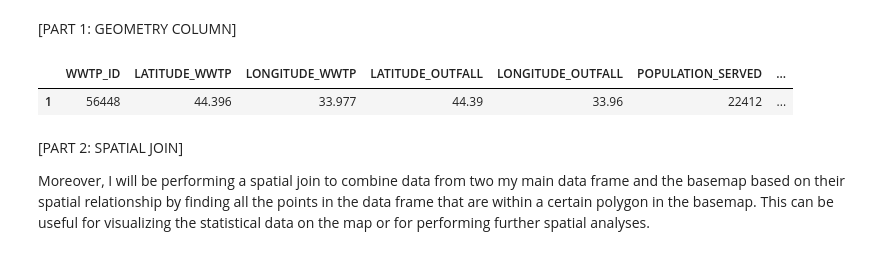
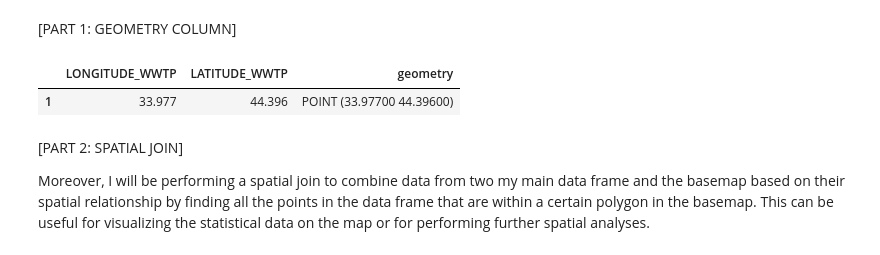
Before and after one commit to juanrassis/python_projects, a Jupyter notebook: GeospatialAnalysis_WaterManagement_Ukraine.ipynb, the cells around one changed output. Saved outputs shown, nothing was run; the diff lists cells and outputs as text; code cells hidden in the pictures.

```diff
--- a/GeospatialAnalysis_WaterManagement_Ukraine.ipynb
+++ b/GeospatialAnalysis_WaterManagement_Ukraine.ipynb
@@ -233,14 +228,2 @@ KeyError: ignored
 
 Moreover, I will be creating 2 new columns called 'RISK_SCORE' and 'RISK_GROUP' [TEXT HERE]
-# %%
-# [RISK SCORE]
-Dataframe = Dataframe.assign(RISK_SCORE=lambda x: (x['POPULATION_SERVED'] / x['DILUTION_FACTOR']) / 10)
-Dataframe['RISK_SCORE'] = Dataframe['RISK_SCORE'].round(2)
-
-# [RISK GROUP]
-Dataframe['CONTAMINATION_RISK'] = Dataframe['DILUTION_FACTOR'].apply(lambda x: 'Very High'   if x <=10
-                                                                          else 'High'        if x >= 10  and x <= 100
-                                                                          else 'Acceptable'  if x >= 101  and x <= 50_000
-                                                                          else 'Sustainable' if x >= 100_001
-                                                                          else 'Near Outfall Area')
-Dataframe[['RISK_SCORE', 'CONTAMINATION_RISK']].info()
@@ -348,29 +338,21 @@ Dataframe.loc[(Dataframe['MACROREGION'] == 'Odesa Oblast'),['MACROREGION']] = 'O
 ## the border of Poland with the Volyn Oblast (UKR), despite the WWTP being classified as Ukrainian.
 Dataframe.loc[(Dataframe['MACROREGION'] == 'Lublin Voivodeship'),['MACROREGION']] = 'Volyn Oblast'
 
-
 # There are duplicate classifications for the Crimean region, so I'll use it for basemap name version.
 ## Also, to follow the basemap classification, I'll assign Sevastopol's locations to the Crimean Peninsula
 Dataframe.loc[(Dataframe['MACROREGION'] == 'Republic of Crimea'),['MACROREGION']] = 'Autonomous Republic of Crimea'
 Dataframe.loc[(Dataframe['MACROREGION'] == 'Sevastopol'),['MACROREGION']] = 'Autonomous Republic of Crimea'
-
 
 # The records here refer for the capital city of Kyiv located in the Kiev Oblast
 Dataframe.loc[(Dataframe['MACROREGION'] == '') & (Dataframe['MICROREGION'] == 'Kyiv'),['MACROREGION']] = 'Kiev Oblast'
 
 # Some WTTPs in the Crimean Peninsula did not have any data, so I'm tracking those based on coordination limits
 ## for the area to assign the macroregion. But microregions will remain as uknown because they are in desolate areas.
-Dataframe.loc[(Dataframe['LONGITUDE_WWTP'] >= 32.5
-  ) & (Dataframe['LONGITUDE_WWTP'] <= 36.6
-   ) & (Dataframe['LATITUDE_WWTP'] >= 44.4
-    ) & (Dataframe['LATITUDE_WWTP'] <= 45.5
-     ) & (Dataframe['MACROREGION'] == ''
-      ) & (Dataframe['MICROREGION'] == ''
-       ), ['MACROREGION']] = 'Autonomous Republic of Crimea'
-
-Dataframe.loc[(Dataframe['MACROREGION'] == 'Autonomous Republic of Crimea'
-  ) & (Dataframe['MICROREGION'] == ''
-   ), ['MICROREGION']] = 'Unknown'
+Dataframe.loc[(Dataframe['LONGITUDE_WWTP'] >= 32.5) & (Dataframe['LONGITUDE_WWTP'] <= 36.6
+           ) & (Dataframe['LATITUDE_WWTP'] >= 44.4) & (Dataframe['LATITUDE_WWTP'] <= 45.5
+            ) & (Dataframe['MACROREGION'] == '') & (Dataframe['MICROREGION'] == ''
+              ), ['MACROREGION']] = 'Autonomous Republic of Crimea'
+Dataframe.loc[(Dataframe['MACROREGION'] == 'Autonomous Republic of Crimea') & (Dataframe['MICROREGION'] == ''), ['MICROREGION']] = 'Unknown'
 
 # And after all that, I can discard any columns not anymore necessary
 Dataframe = Dataframe.drop(['VILLAGE', 'TOWN', 'CITY', 'MUNICIPALITY', 'BOROUGH', 'COUNTY', 'DISTRICT'], axis=1)
@@ -385,19 +367,12 @@ A GeoDataFrame is a tabular data structure that contains a GeoSeries, which is s
 # %% [markdown]
 [PART 1: GEOMETRY COLUMN]
 # %%
-# Zipping Latitude (x) and Longitude (y) coordinates into a single feature
-geometry = [Point(xy) for xy in zip(Dataframe['LONGITUDE_WWTP'], Dataframe['LATITUDE_WWTP'])]
-geometry_o = [Point(xy) for xy in zip(Dataframe['LONGITUDE_OUTFALL'], Dataframe['LATITUDE_OUTFALL'])]
-
-# Creating GeoPandas dataframe and designating a coordinate system
-Dataframe = gpd.GeoDataFrame(Dataframe, crs = 'epsg:4326', geometry = geometry)
-DataframeOutfall = gpd.GeoDataFrame(Dataframe, crs = 'epsg:4326', geometry = geometry_o)
-
-
-DataframeOutfall.head(1)
+geometry = [Point(xy) for xy in zip(Dataframe['LONGITUDE_WWTP'], Dataframe['LATITUDE_WWTP'])] # Zipping Lat(x) and Lon(y) into one
+Dataframe = gpd.GeoDataFrame(Dataframe, crs = 'epsg:4326', geometry = geometry) # Defining GeoDataFrame through a coordinate system
+Dataframe[['LONGITUDE_WWTP', 'LATITUDE_WWTP', 'geometry']].head(1)
 # %% [output]
-|  | WWTP_ID | LATITUDE_WWTP | LONGITUDE_WWTP | LATITUDE_OUTFALL | LONGITUDE_OUTFALL | POPULATION_SERVED | ... |
-| 1 | 56448 | 44.396 | 33.977 | 44.39 | 33.96 | 22412 | ... |
+|  | LONGITUDE_WWTP | LATITUDE_WWTP | geometry |
+| 1 | 33.977 | 44.396 | POINT (33.97700 44.39600) |
 # %% [markdown]
 [PART 2: SPATIAL JOIN]
 
```
Also changed, not shown: parts of 57 cells of this notebook.
